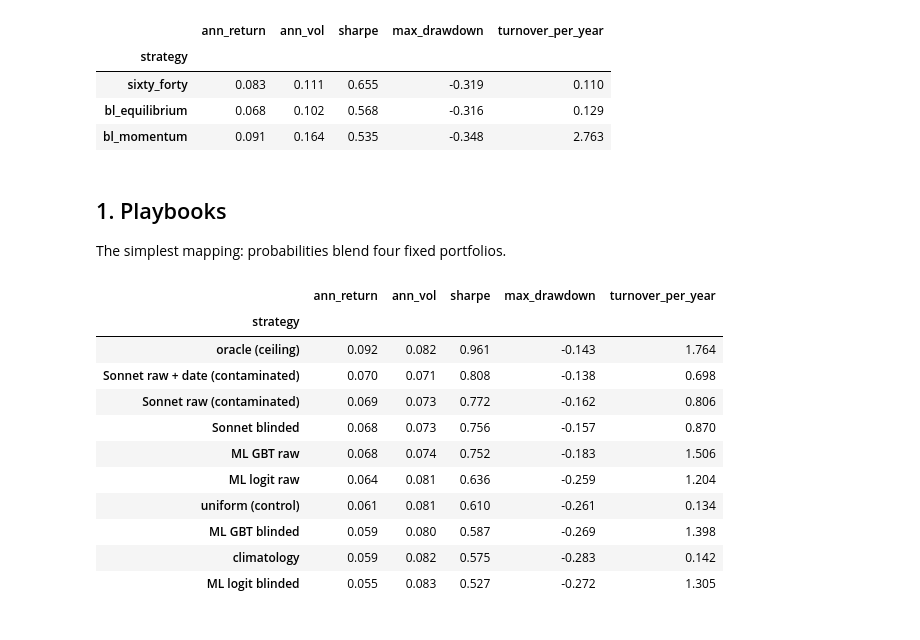
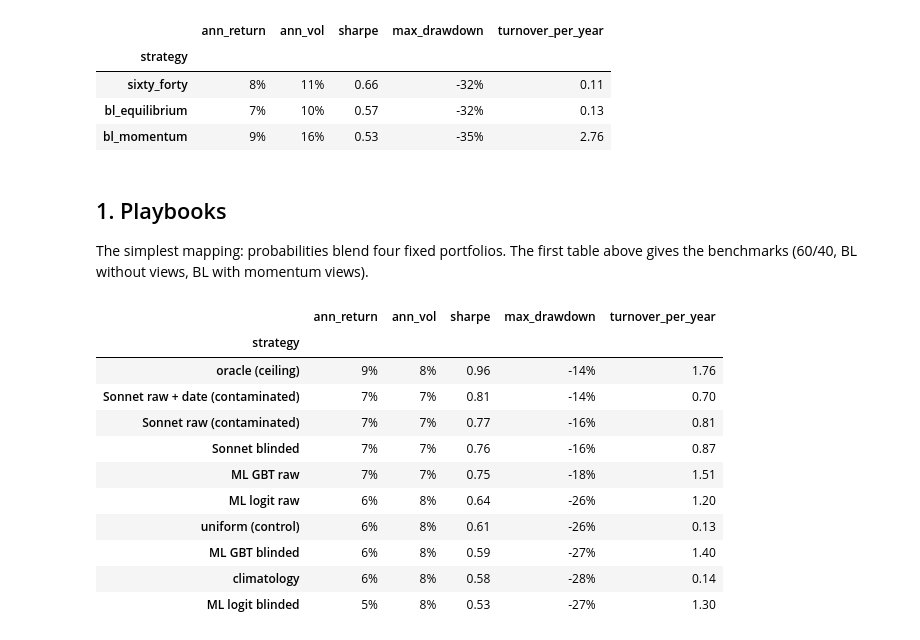
Before and after one commit to FranQuant/llm-regime-allocator, a Jupyter notebook: notebooks/nb03_regimes_to_portfolios.ipynb, the cells around one changed output. Saved outputs shown, nothing was run; the diff lists cells and outputs as text; code cells hidden in the pictures.

```diff
--- a/notebooks/nb03_regimes_to_portfolios.ipynb
+++ b/notebooks/nb03_regimes_to_portfolios.ipynb
@@ -35,11 +38,18 @@ import numpy as np, pandas as pd, matplotlib.pyplot as plt
 from pathlib import Path
 from lra.evaluation import monthly_excess, sharpe_diff_ci
 P5 = Path('../results/phase5')
-C = ['#2a78d6', '#eb6834', '#1baf7a', '#eda100']
+SON = '#2a78d6'                         # Sonnet; GPT #eb6834, Gemini #1baf7a, GLM #eda100 (nb04-nb05); ML and baselines are greys
+GREY = {'uniform': '#0b0b0b', 'climatology': '#b5b4ae', 'ml_logit': '#8a8984', 'ml_gbt': '#b5b4ae'}
 INK, MUTED = '#0b0b0b', '#52514e'
 plt.rcParams.update({'figure.dpi': 110, 'axes.spines.top': False, 'axes.spines.right': False,
                      'axes.grid': True, 'grid.alpha': 0.25, 'lines.linewidth': 2,
                      'axes.edgecolor': MUTED, 'text.color': INK})
+
+def fmt(df, pct=(), d0=(), d1=(), d2=()):
+    """Display only: Sharpe 2 decimals, Brier 3, percentages 0 (stored results are untouched)."""
+    f = {**{c: '{:.0%}' for c in pct}, **{c: '{:.0f}' for c in d0}, **{c: '{:.1f}' for c in d1}, **{c: '{:.2f}' for c in d2}}
+    return df.style.format(f, precision=3, na_rep='–')
+PF = dict(pct=['ann_return', 'ann_vol', 'max_drawdown'], d2=['sharpe', 'turnover_per_year'])
 met = pd.read_csv(P5 / 'metrics.csv')
 daily = pd.read_csv(P5 / 'daily_returns.csv', parse_dates=[0], index_col=0)
 views = pd.read_csv(P5 / 'views.csv', parse_dates=['date'])
@@ -52,35 +62,35 @@ NAMES = {'llm_sonnet_blinded': 'Sonnet blinded', 'llm_sonnet_raw': 'Sonnet raw (
          'climatology': 'climatology', 'uniform': 'uniform (control)', 'oracle': 'oracle (ceiling)'}
 def family(prefix):
     t = head.loc[[f'{prefix}__{k}' for k in NAMES]].rename(index=lambda s: NAMES[s.split('__')[1]])
-    return t[['ann_return', 'ann_vol', 'sharpe', 'max_drawdown', 'turnover_per_year']].round(3)
+    return t[['ann_return', 'ann_vol', 'sharpe', 'max_drawdown', 'turnover_per_year']]
 bench = head.loc[['sixty_forty', 'bl_equilibrium', 'bl_momentum'],
-                 ['ann_return', 'ann_vol', 'sharpe', 'max_drawdown', 'turnover_per_year']].round(3)
-bench
+                 ['ann_return', 'ann_vol', 'sharpe', 'max_drawdown', 'turnover_per_year']]
+fmt(bench, **PF)
 # %% [output]
 |  | ann_return | ann_vol | sharpe | max_drawdown | turnover_per_year |
 | strategy |  |  |  |  |  |
-| sixty_forty | 0.083 | 0.111 | 0.655 | -0.319 | 0.110 |
-| bl_equilibrium | 0.068 | 0.102 | 0.568 | -0.316 | 0.129 |
-| bl_momentum | 0.091 | 0.164 | 0.535 | -0.348 | 2.763 |
+| sixty_forty | 8% | 11% | 0.66 | -32% | 0.11 |
+| bl_equilibrium | 7% | 10% | 0.57 | -32% | 0.13 |
+| bl_momentum | 9% | 16% | 0.53 | -35% | 2.76 |
 # %% [markdown]
 ## 1. Playbooks
 
-The simplest mapping: probabilities blend four fixed portfolios.
+The simplest mapping: probabilities blend four fixed portfolios. The first table above gives the benchmarks (60/40, BL without views, BL with momentum views).
 # %%
-family('playbook').sort_values('sharpe', ascending=False)
+fmt(family('playbook').sort_values('sharpe', ascending=False), **PF)
 # %% [output]
 |  | ann_return | ann_vol | sharpe | max_drawdown | turnover_per_year |
 | strategy |  |  |  |  |  |
-| oracle (ceiling) | 0.092 | 0.082 | 0.961 | -0.143 | 1.764 |
-| Sonnet raw + date (contaminated) | 0.070 | 0.071 | 0.808 | -0.138 | 0.698 |
-| Sonnet raw (contaminated) | 0.069 | 0.073 | 0.772 | -0.162 | 0.806 |
-| Sonnet blinded | 0.068 | 0.073 | 0.756 | -0.157 | 0.870 |
-| ML GBT raw | 0.068 | 0.074 | 0.752 | -0.183 | 1.506 |
-| ML logit raw | 0.064 | 0.081 | 0.636 | -0.259 | 1.204 |
-| uniform (control) | 0.061 | 0.081 | 0.610 | -0.261 | 0.134 |
-| ML GBT blinded | 0.059 | 0.080 | 0.587 | -0.269 | 1.398 |
-| climatology | 0.059 | 0.082 | 0.575 | -0.283 | 0.142 |
-| ML logit blinded | 0.055 | 0.083 | 0.527 | -0.272 | 1.305 |
+| oracle (ceiling) | 9% | 8% | 0.96 | -14% | 1.76 |
+| Sonnet raw + date (contaminated) | 7% | 7% | 0.81 | -14% | 0.70 |
+| Sonnet raw (contaminated) | 7% | 7% | 0.77 | -16% | 0.81 |
+| Sonnet blinded | 7% | 7% | 0.76 | -16% | 0.87 |
+| ML GBT raw | 7% | 7% | 0.75 | -18% | 1.51 |
+| ML logit raw | 6% | 8% | 0.64 | -26% | 1.20 |
+| uniform (control) | 6% | 8% | 0.61 | -26% | 0.13 |
+| ML GBT blinded | 6% | 8% | 0.59 | -27% | 1.40 |
+| climatology | 6% | 8% | 0.58 | -28% | 0.14 |
+| ML logit blinded | 5% | 8% | 0.53 | -27% | 1.30 |
 # %%
 show = [('sixty_forty', '60/40'), ('playbook__uniform', 'playbook · uniform (control)'),
         ('playbook__llm_sonnet_blinded', 'playbook · Sonnet blinded'), ('playbook__oracle', 'playbook · oracle (ceiling)')]
```
Also changed, not shown: parts of 18 cells of this notebook, 9 other files.
